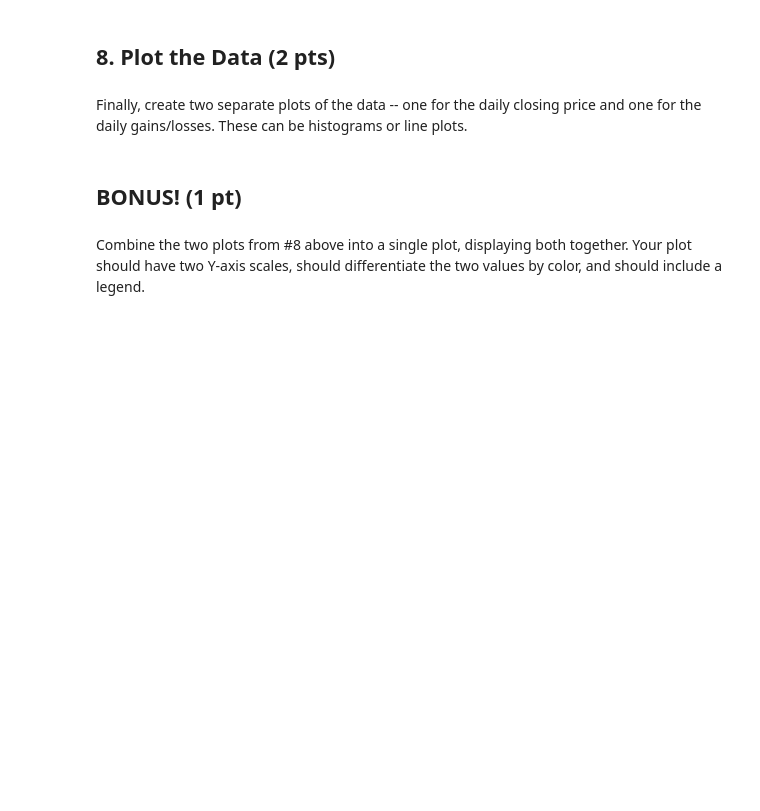
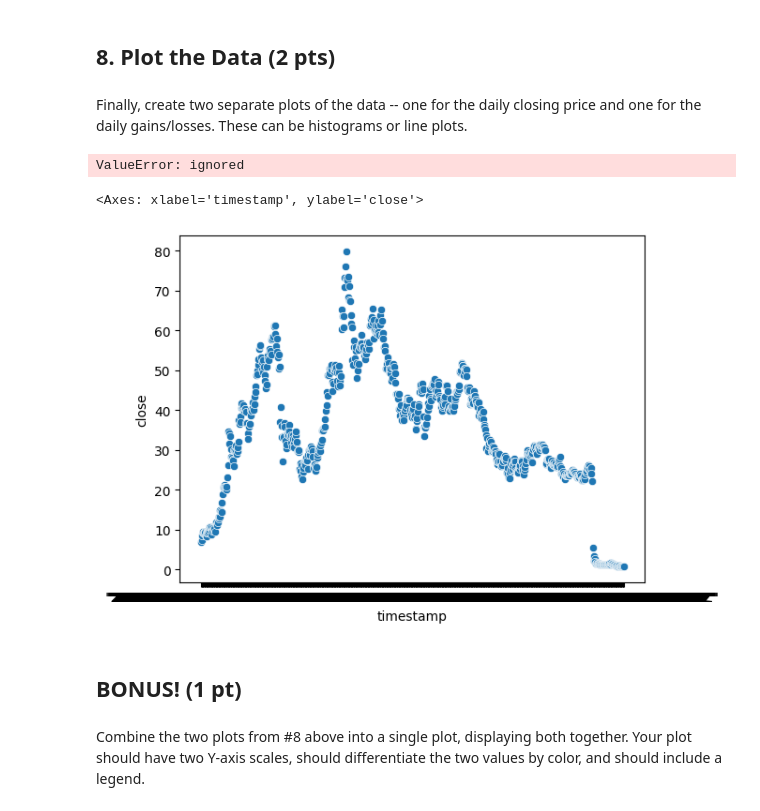
Before and after one commit to qfx4yk/ds1002-qfx4yk, a Jupyter notebook: labs/lab1/lab1-ftx-stock-pricing.ipynb, the cells around one changed output. Saved outputs shown, nothing was run; the diff lists cells and outputs as text; code cells hidden in the pictures; blank space fills up the shorter version.

```diff
--- a/labs/lab1/lab1-ftx-stock-pricing.ipynb
+++ b/labs/lab1/lab1-ftx-stock-pricing.ipynb
@@ -194,3 +195,6 @@ ftx_new_close_sorted[['timestamp','close_change']].head(10)
 Next, create a new column named `["rate_of_change"]` based on `["close_change"]`.
 
 Use the Pandas Review notebook for reference. Again, this is an easy operation in Pandas and does not require a for-loop.
+# %%
+ftx_new['rate_of_change'] = ftx_new['close_change'].pct_change()
+ftx_new
@@ -200,3 +218,7 @@ Use the Pandas Review notebook for reference. Again, this is an easy operation i
 Based on the rate change column calculated above, identify the top 5 days of greatest rate changes, whether positive or negative.
 
 Display your results in a table showing both the rate of change and their dates.
+# %%
+ftx_new['absolute_value_rate_of_change'] = ftx_new['rate_of_change'].abs()
+ftx_new_abs_value_rate_of_change_sorted = ftx_new.sort_values(["absolute_value_rate_of_change"], ascending=False)
+ftx_new_abs_value_rate_of_change_sorted[['timestamp','rate_of_change']].head(5)
@@ -204,6 +233,21 @@ Display your results in a table showing both the rate of change and their dates.
 ## 8. Plot the Data (2 pts)
 # %% [markdown]
 Finally, create two separate plots of the data -- one for the daily closing price and one for the daily gains/losses. These can be histograms or line plots.
+# %%
+x  = ftx_new[['timestamp','close']]
+y1 = ftx_new[['close']]
+
+sns.regplot(x)
+plt.show()
+# %% [output]
+ValueError: ignored
+# %%
+daily_closing_price = ftx_new[['timestamp', 'close']]
+#daily_closing_price.head(5)
+sns.scatterplot(x='timestamp', y='close', data=daily_closing_price)
+# %% [output]
+<Axes: xlabel='timestamp', ylabel='close'>
+[figure, added]
 # %% [markdown]
 ## BONUS! (1 pt)
 # %% [markdown]
```
Also changed, not shown: parts of 4 cells of this notebook.
